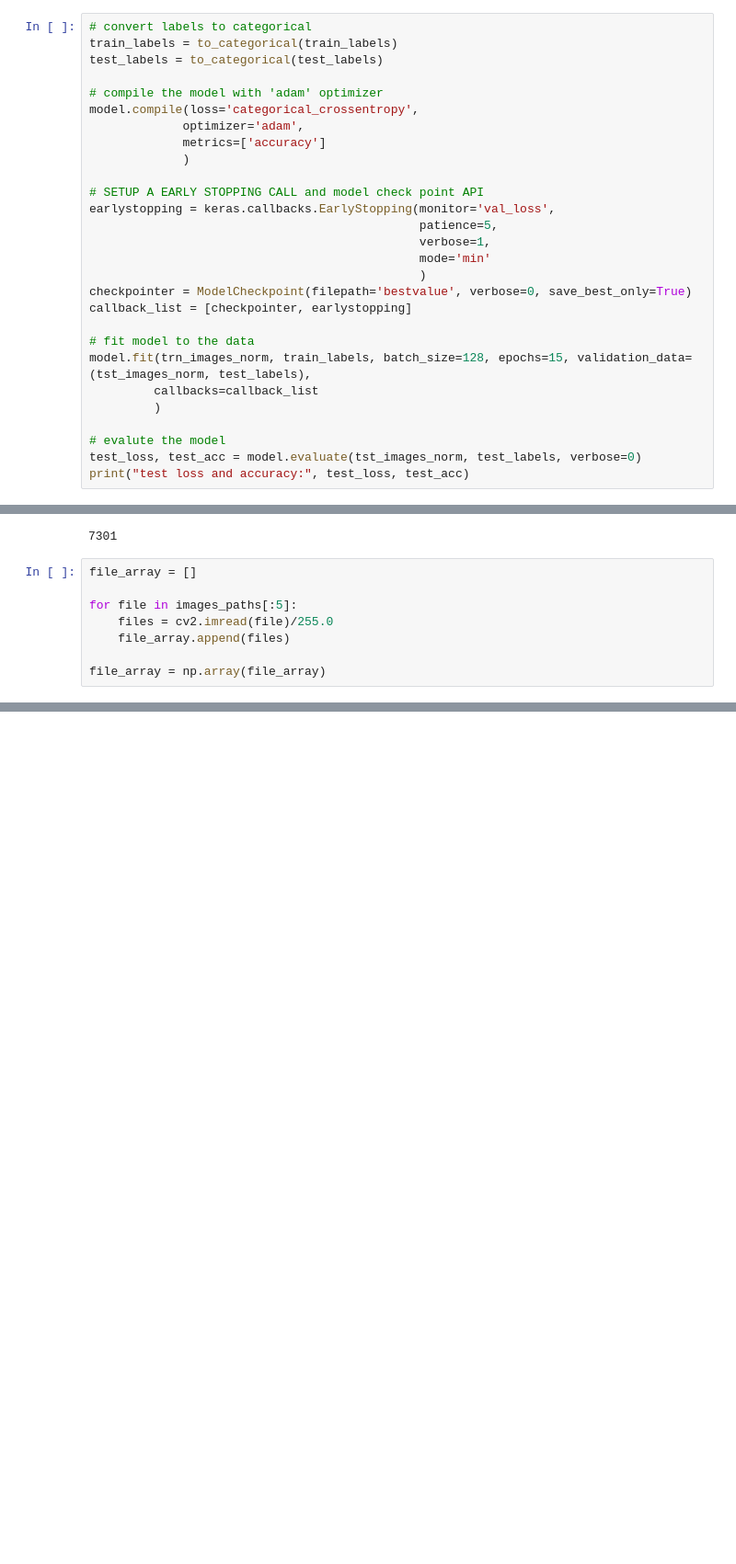
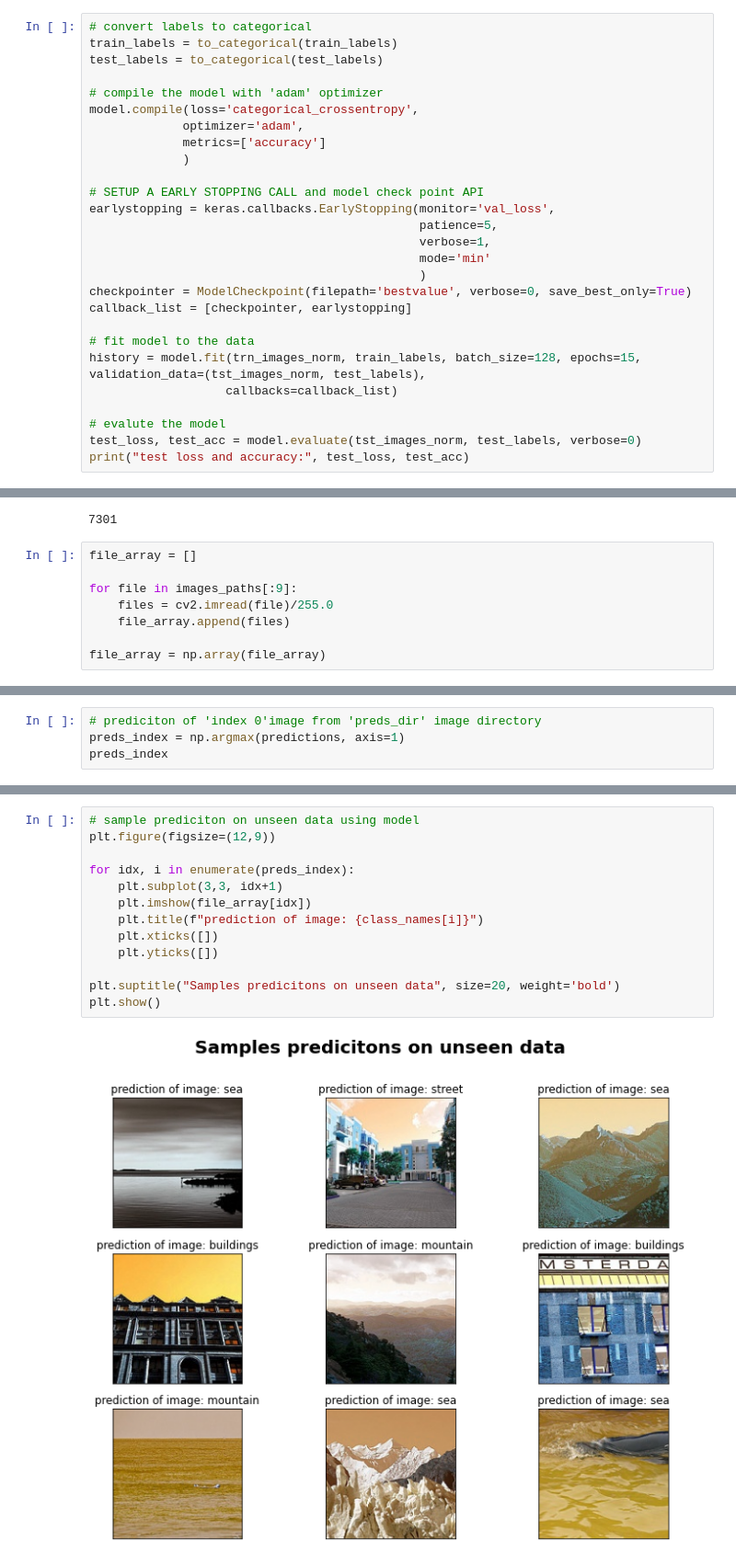
Before and after one commit to avikumart/Computer-vision, a Jupyter notebook: computervision-intel-image-clf.ipynb, the cells around one changed output, grey strips where cells are left out. Shown at 92% size. Saved outputs shown, nothing was run; the diff lists cells and outputs as text; blank space fills up the shorter version.

Commit message:
Kaggle Notebook | [ComputerVision]Intel_Image_classification_project | Version 12

```diff
--- a/computervision-intel-image-clf.ipynb
+++ b/computervision-intel-image-clf.ipynb
@@ -252,9 +252,8 @@ checkpointer = ModelCheckpoint(filepath='bestvalue', verbose=0, save_best_only=T
 callback_list = [checkpointer, earlystopping]
 
 # fit model to the data
-model.fit(trn_images_norm, train_labels, batch_size=128, epochs=15, validation_data=(tst_images_norm, test_labels),
-         callbacks=callback_list
-         )
+history = model.fit(trn_images_norm, train_labels, batch_size=128, epochs=15, validation_data=(tst_images_norm, test_labels),
+                   callbacks=callback_list)
 
 # evalute the model
 test_loss, test_acc = model.evaluate(tst_images_norm, test_labels, verbose=0)
@@ -304,7 +306,7 @@ len(images_paths)
 # %%
 file_array = []
 
-for file in images_paths[:5]:
+for file in images_paths[:9]:
     files = cv2.imread(file)/255.0
     file_array.append(files)
 
@@ -317,0 +322,4 @@ array([2.1621000e-04, 1.5439180e-04, 6.3567203e-03, 6.1611738e-04,
+# %%
+# prediciton of 'index 0'image from 'preds_dir' image directory
+preds_index = np.argmax(predictions, axis=1)
+preds_index
@@ -317,0 +328,15 @@ array([2.1621000e-04, 1.5439180e-04, 6.3567203e-03, 6.1611738e-04,
+# %%
+# sample prediciton on unseen data using model
+plt.figure(figsize=(12,9))
+
+for idx, i in enumerate(preds_index):
+    plt.subplot(3,3, idx+1)
+    plt.imshow(file_array[idx])
+    plt.title(f"prediction of image: {class_names[i]}")
+    plt.xticks([])
+    plt.yticks([])
+
+plt.suptitle("Samples predicitons on unseen data", size=20, weight='bold')
+plt.show()
+# %% [output]
+[figure, added]
```
Also changed, not shown: parts of 15 cells of this notebook.
